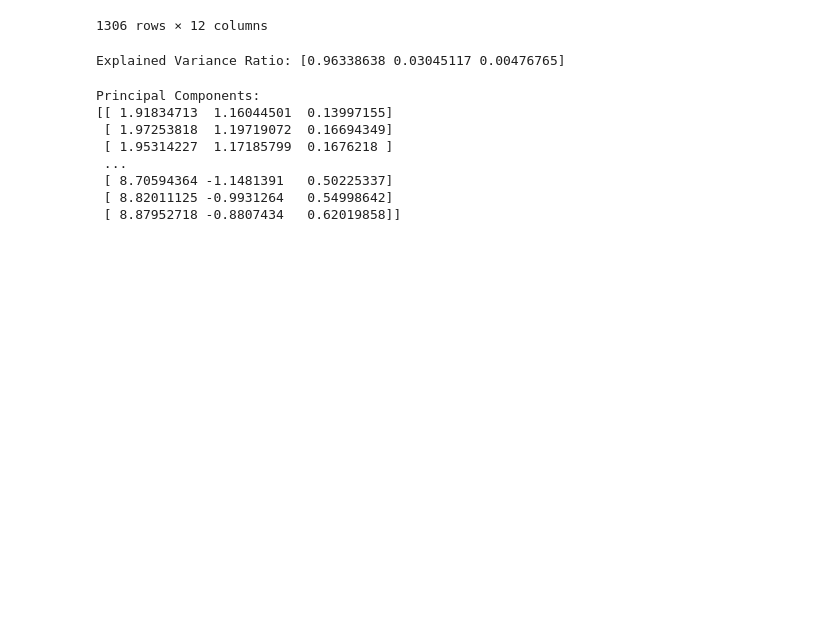
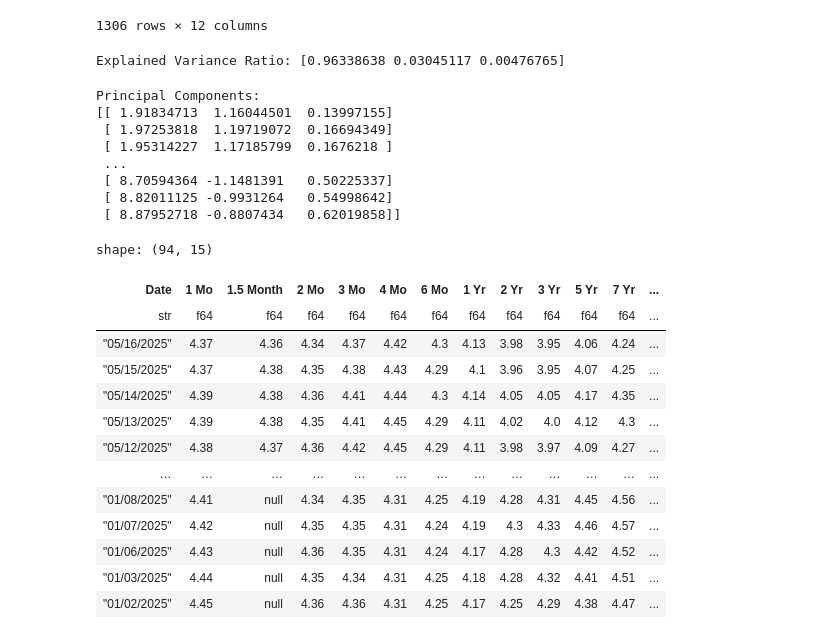
Before and after one commit to LukaLiegis/PCA-yield-curve, a Jupyter notebook: Model.ipynb, the cells around one changed output. Cells and saved outputs as stored; diff of their text form; code cells hidden in the pictures; blank space fills up the shorter version.

```diff
--- a/Model.ipynb
+++ b/Model.ipynb
@@ -89,0 +92,19 @@ Principal Components:
+# %%
+data = pl.read_csv('data/daily-treasury-rates.csv')
+# %%
+data
+# %% [output]
+shape: (94, 15)
+| Date | 1 Mo | 1.5 Month | 2 Mo | 3 Mo | 4 Mo | 6 Mo | 1 Yr | 2 Yr | 3 Yr | 5 Yr | 7 Yr | ... |
+| str | f64 | f64 | f64 | f64 | f64 | f64 | f64 | f64 | f64 | f64 | f64 | ... |
+| "05/16/2025" | 4.37 | 4.36 | 4.34 | 4.37 | 4.42 | 4.3 | 4.13 | 3.98 | 3.95 | 4.06 | 4.24 | ... |
+| "05/15/2025" | 4.37 | 4.38 | 4.35 | 4.38 | 4.43 | 4.29 | 4.1 | 3.96 | 3.95 | 4.07 | 4.25 | ... |
+| "05/14/2025" | 4.39 | 4.38 | 4.36 | 4.41 | 4.44 | 4.3 | 4.14 | 4.05 | 4.05 | 4.17 | 4.35 | ... |
+| "05/13/2025" | 4.39 | 4.38 | 4.35 | 4.41 | 4.45 | 4.29 | 4.11 | 4.02 | 4.0 | 4.12 | 4.3 | ... |
+| "05/12/2025" | 4.38 | 4.37 | 4.36 | 4.42 | 4.45 | 4.29 | 4.11 | 3.98 | 3.97 | 4.09 | 4.27 | ... |
+| … | … | … | … | … | … | … | … | … | … | … | … | ... |
+| "01/08/2025" | 4.41 | null | 4.34 | 4.35 | 4.31 | 4.25 | 4.19 | 4.28 | 4.31 | 4.45 | 4.56 | ... |
+| "01/07/2025" | 4.42 | null | 4.35 | 4.35 | 4.31 | 4.24 | 4.19 | 4.3 | 4.33 | 4.46 | 4.57 | ... |
+| "01/06/2025" | 4.43 | null | 4.36 | 4.35 | 4.31 | 4.24 | 4.17 | 4.28 | 4.3 | 4.42 | 4.52 | ... |
+| "01/03/2025" | 4.44 | null | 4.35 | 4.34 | 4.31 | 4.25 | 4.18 | 4.28 | 4.32 | 4.41 | 4.51 | ... |
+| "01/02/2025" | 4.45 | null | 4.36 | 4.36 | 4.31 | 4.25 | 4.17 | 4.25 | 4.29 | 4.38 | 4.47 | ... |
```
Also changed, not shown: parts of 2 cells of this notebook, 10 other files.
